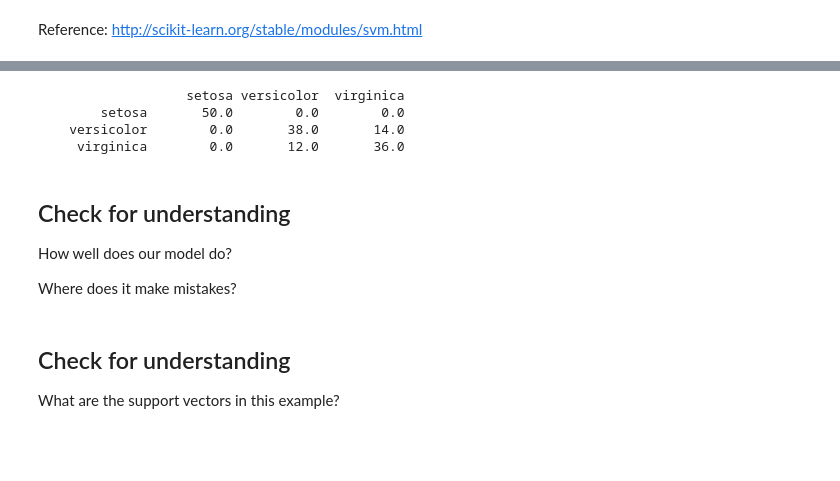
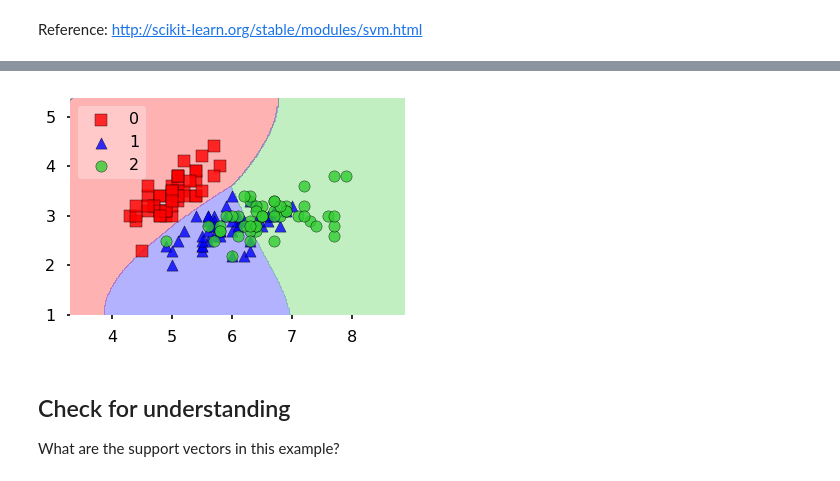
Before and after one commit to artificyan/svm-intro, a Jupyter notebook: svm-intro.ipynb, the cells around one changed output, grey strips where cells are left out. Cells and saved outputs as stored; diff of their text form; code cells hidden in the pictures; blank space fills up the shorter version.

```diff
--- a/svm-intro.ipynb
+++ b/svm-intro.ipynb
@@ -276,22 +275,13 @@ svm_plot = sns.lmplot(data=df, x='sepal length (cm)', y='sepal width (cm)',
-# %%
-# Evaluation of model
-from sklearn.metrics import confusion_matrix
-from pprint_cm import pprint_cm
-
-pprint_cm(cm=confusion_matrix(predicted, iris.target),
-         labels=iris.target_names)
-# %% [output]
-                   setosa versicolor  virginica
-        setosa       50.0        0.0        0.0
-    versicolor        0.0       38.0       14.0
-     virginica        0.0       12.0       36.0
-# %% [markdown]
-Check for understanding
-------
-
-How well does our model do?
-
-Where does it make mistakes?
+# %%
+from mlxtend.plotting import plot_decision_regions
+
+plot_decision_regions(X=X,
+                       y=y,
+                      #y=predicted,
+                      clf=clf,
+                      legend=2);
+# %% [output]
+[figure, added]
 # %% [markdown]
 Check for understanding
 -------
```
Also changed, not shown: parts of 9 cells of this notebook, 1 other file.
